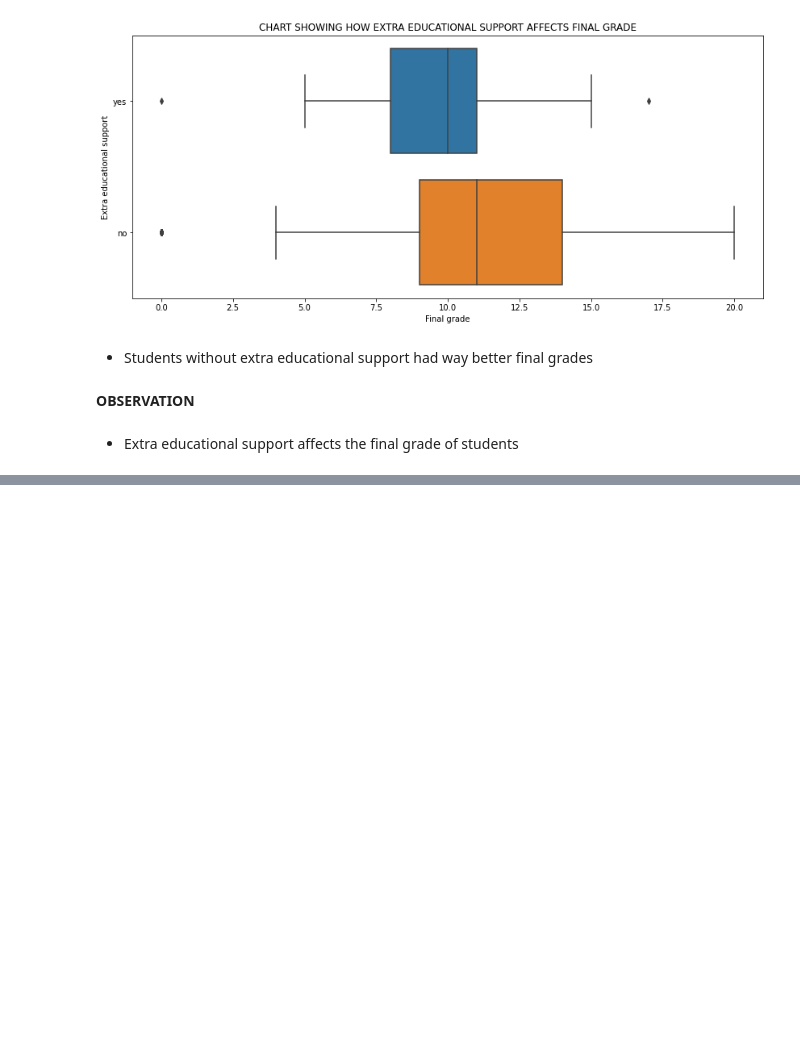
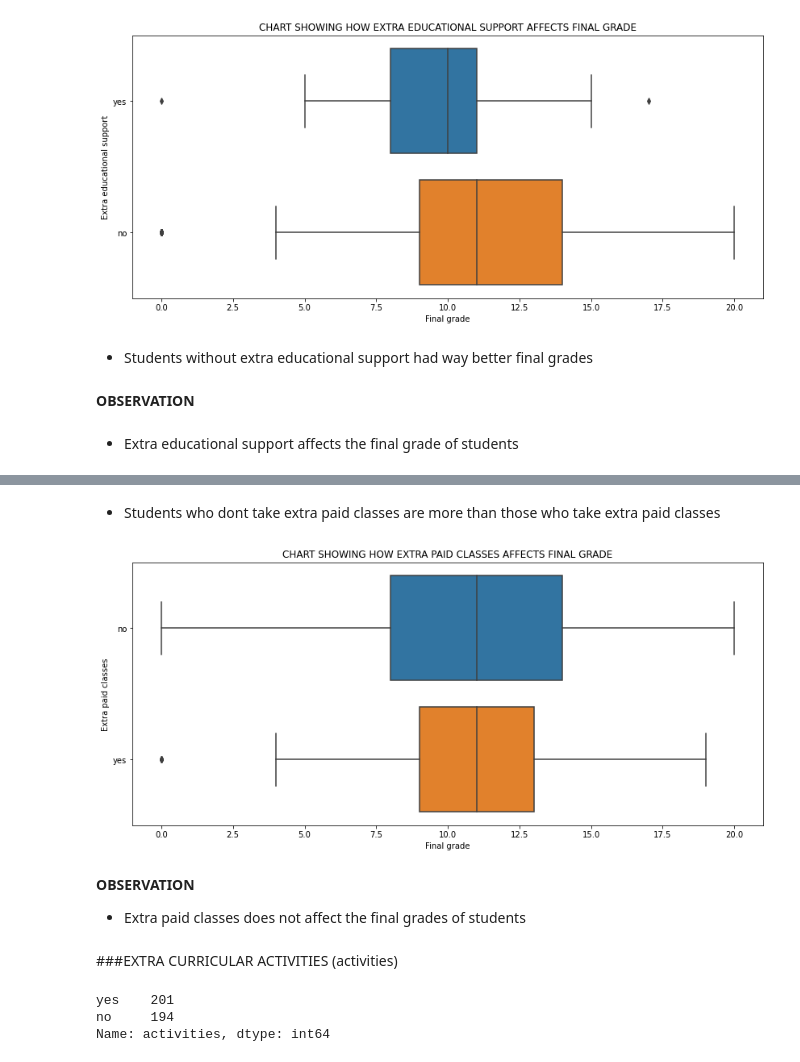
Before and after one commit to devchoplife/Students-grades, a Jupyter notebook: portuguese_students_grade_analysis.ipynb, the cells around one changed output, grey strips where cells are left out. Cells and saved outputs as stored; diff of their text form; code cells hidden in the pictures; blank space fills up the shorter version.

```diff
--- a/portuguese_students_grade_analysis.ipynb
+++ b/portuguese_students_grade_analysis.ipynb
@@ -618,0 +650,23 @@ plt.show()
+# %% [markdown]
+* Students who dont take extra paid classes are more than those who take extra paid classes
+# %%
+plt.figure(figsize = (14, 6))
+sns.boxplot('G3', 'paid', data = grades)
+plt.title("CHART SHOWING HOW EXTRA PAID CLASSES AFFECTS FINAL GRADE")
+plt.xlabel("Final grade")
+plt.ylabel("Extra paid classes")
+plt.show()
+# %% [output]
+[figure, added]
+# %% [markdown]
+**OBSERVATION**
+
+* Extra paid classes does not affect the final grades of students
+# %% [markdown]
+###EXTRA CURRICULAR ACTIVITIES (activities)
+# %%
+grades.activities.value_counts()
+# %% [output]
+yes    201
+no     194
+Name: activities, dtype: int64
```
Also changed, not shown: parts of 20 cells of this notebook.
